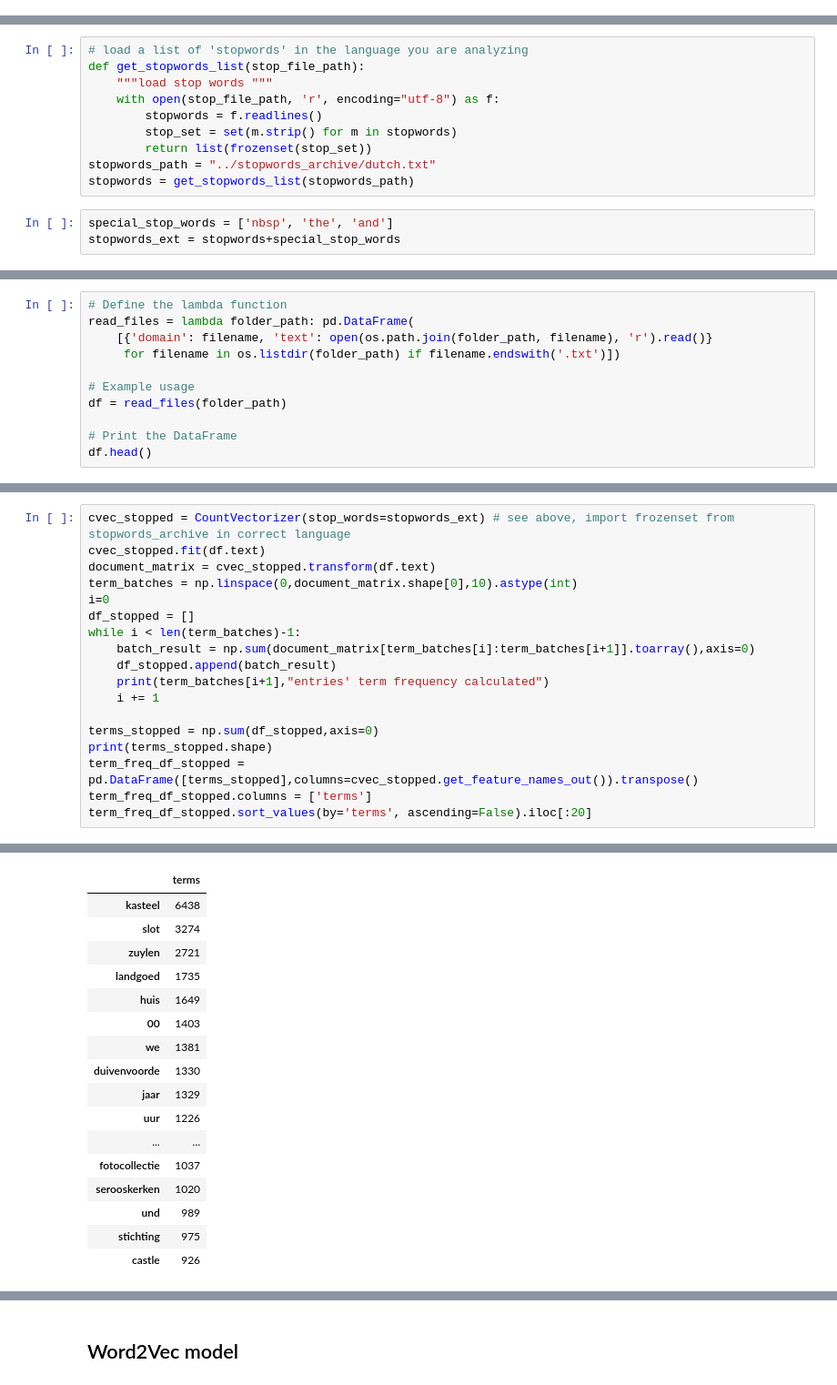
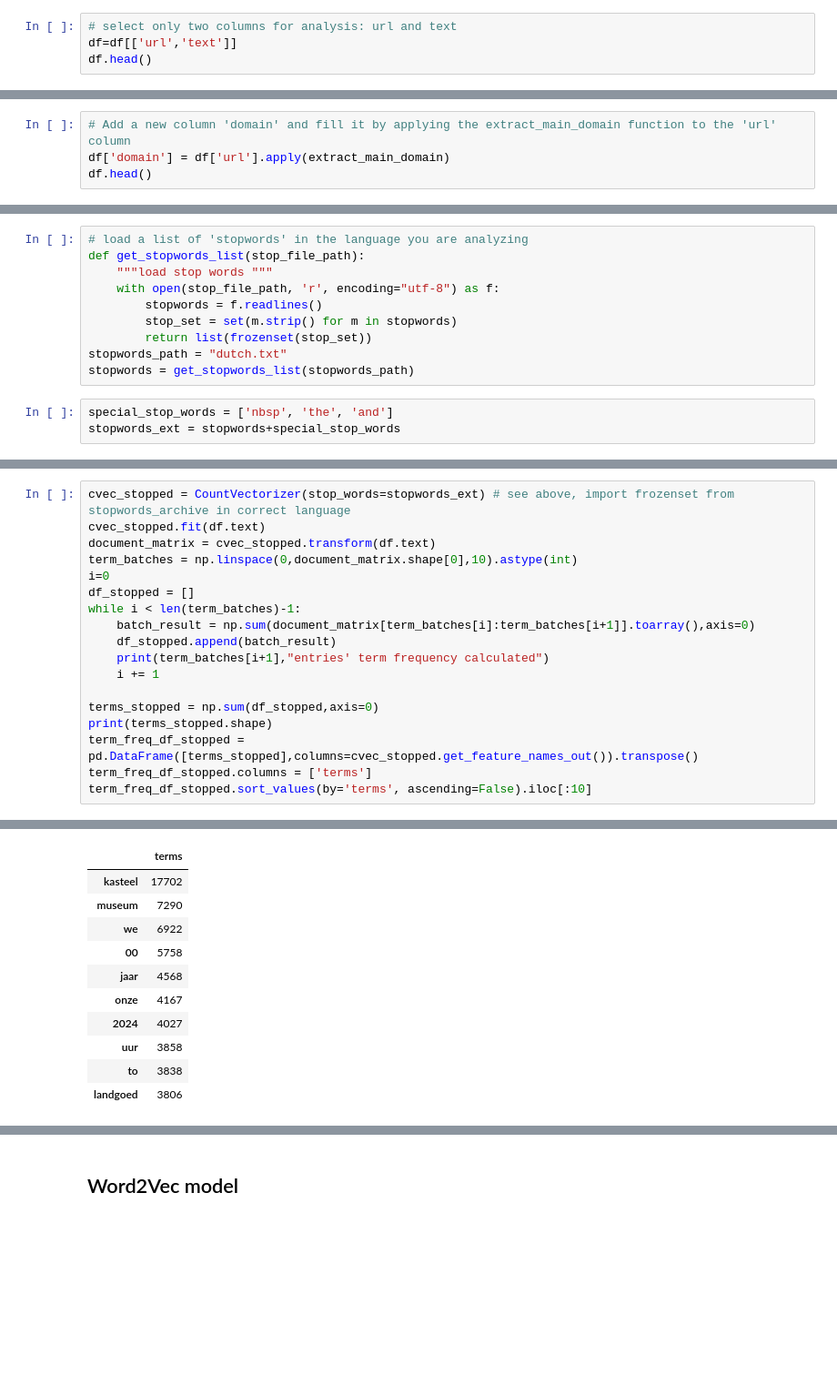
Before and after one commit to jazoza/cultural-data-analysis, a Jupyter notebook: 02_CDA_HH_dataset.ipynb, the cells around one changed output, grey strips where cells are left out. Shown at 91% size. Cells and saved outputs as stored; diff of their text form; blank space fills up the shorter version.

```diff
--- a/02_CDA_HH_dataset.ipynb
+++ b/02_CDA_HH_dataset.ipynb
@@ -20,0 +43,4 @@ from textcleaning import textCleaner, textCleanerFurther, textCleanLinks
+# %%
+# select only two columns for analysis: url and text
+df=df[['url','text']]
+df.head()
@@ -20,0 +78,4 @@ from textcleaning import textCleaner, textCleanerFurther, textCleanLinks
+# %%
+# Add a new column 'domain' and fill it by applying the extract_main_domain function to the 'url' column
+df['domain'] = df['url'].apply(extract_main_domain)
+df.head()
@@ -26,7 +109,7 @@ def get_stopwords_list(stop_file_path):
         stopwords = f.readlines()
         stop_set = set(m.strip() for m in stopwords)
         return list(frozenset(stop_set))
-stopwords_path = "../stopwords_archive/dutch.txt"
+stopwords_path = "dutch.txt"
 stopwords = get_stopwords_list(stopwords_path)
 # %%
 special_stop_words = ['nbsp', 'the', 'and']
@@ -38,11 +116,0 @@ folder_path = "../met-naam-2018/castles-netherlands/"
-# %%
-# Define the lambda function
-read_files = lambda folder_path: pd.DataFrame(
-    [{'domain': filename, 'text': open(os.path.join(folder_path, filename), 'r').read()}
-     for filename in os.listdir(folder_path) if filename.endswith('.txt')])
-
-# Example usage
-df = read_files(folder_path)
-
-# Print the DataFrame
-df.head()
@@ -102,5 +158,5 @@ terms_stopped = np.sum(df_stopped,axis=0)
 print(terms_stopped.shape)
 term_freq_df_stopped = pd.DataFrame([terms_stopped],columns=cvec_stopped.get_feature_names_out()).transpose()
 term_freq_df_stopped.columns = ['terms']
-term_freq_df_stopped.sort_values(by='terms', ascending=False).iloc[:20]
+term_freq_df_stopped.sort_values(by='terms', ascending=False).iloc[:10]
 # %% [output]
@@ -117,17 +173,11 @@ term_freq_df_stopped.sort_values(by='terms', ascending=False).iloc[:20]
 |  | terms |
-| kasteel | 6438 |
-| slot | 3274 |
-| zuylen | 2721 |
-| landgoed | 1735 |
-| huis | 1649 |
-| 00 | 1403 |
-| we | 1381 |
-| duivenvoorde | 1330 |
-| jaar | 1329 |
-| uur | 1226 |
-| ... | ... |
-| fotocollectie | 1037 |
-| serooskerken | 1020 |
-| und | 989 |
-| stichting | 975 |
-| castle | 926 |
+| kasteel | 17702 |
+| museum | 7290 |
+| we | 6922 |
+| 00 | 5758 |
+| jaar | 4568 |
+| onze | 4167 |
+| 2024 | 4027 |
+| uur | 3858 |
+| to | 3838 |
+| landgoed | 3806 |
```
Also changed, not shown: parts of 68 cells of this notebook.
